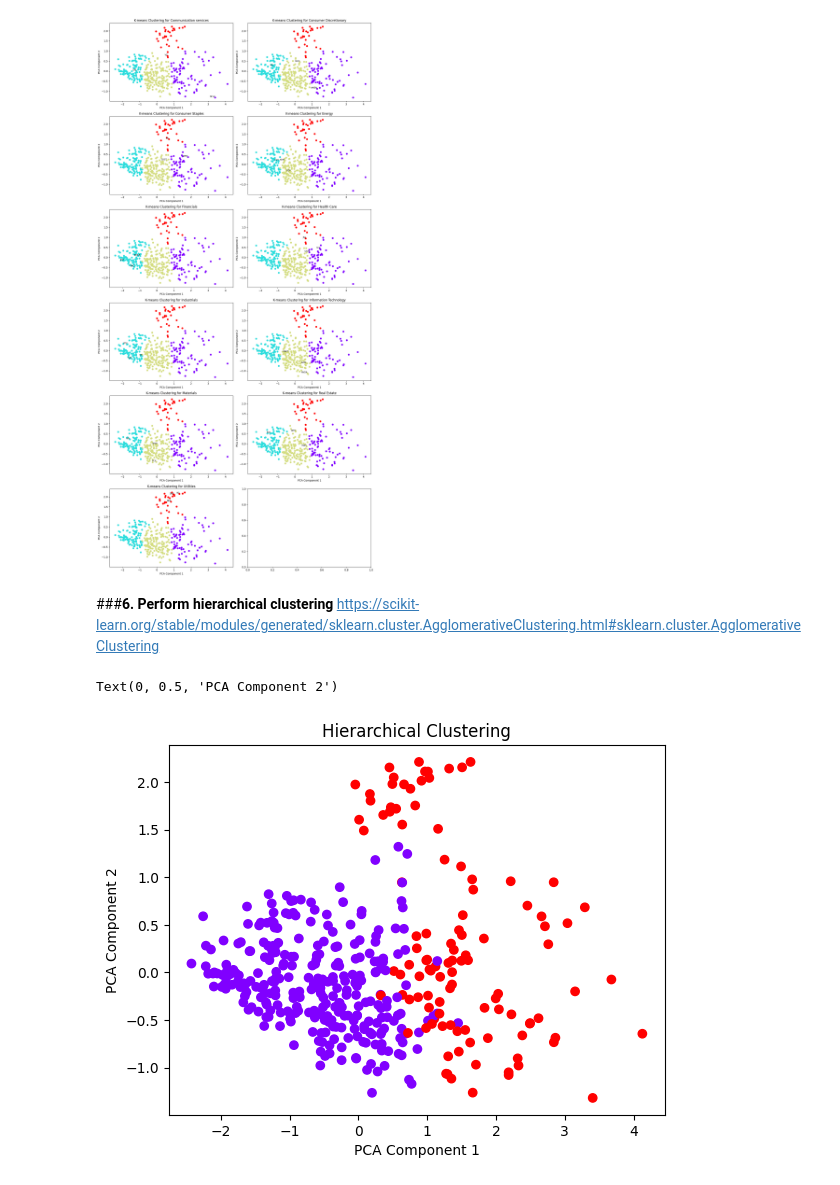
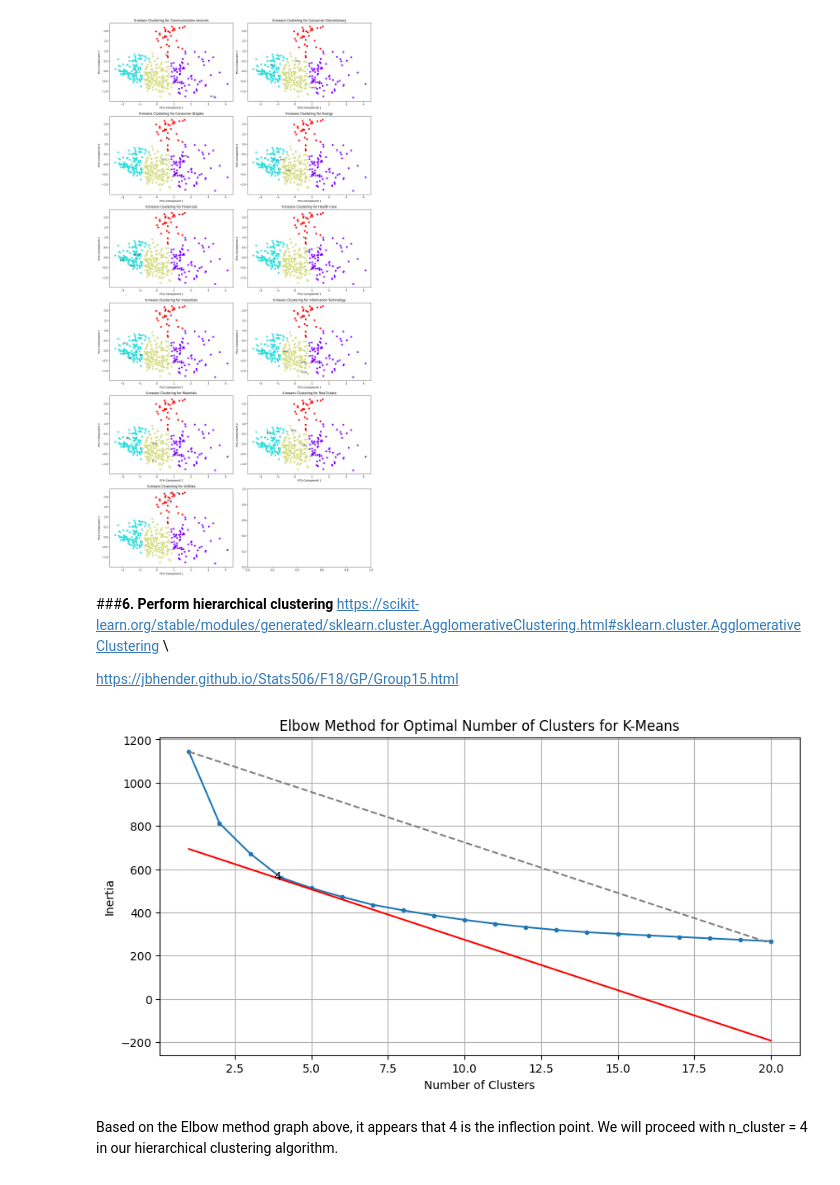
Before and after one commit to Hyshubham2504/Clustering-Based-Approach-as-an-Alternative-to-Industry-Classification, a Jupyter notebook: First_Approach.ipynb, the cells around one changed output. Saved outputs shown, nothing was run; the diff lists cells and outputs as text; code cells hidden in the pictures.

Commit message:
Finish up hierarchical clustering

```diff
--- a/First_Approach.ipynb
+++ b/First_Approach.ipynb
@@ -570,5 +574,51 @@ plt.show()
 [figure]
 # %% [markdown]
 ###**6. Perform hierarchical clustering**
-https://scikit-learn.org/stable/modules/generated/sklearn.cluster.AgglomerativeClustering.html#sklearn.cluster.AgglomerativeClustering
+https://scikit-learn.org/stable/modules/generated/sklearn.cluster.AgglomerativeClustering.html#sklearn.cluster.AgglomerativeClustering \
+
+https://jbhender.github.io/Stats506/F18/GP/Group15.html
+# %%
+def wss_calculation(K, data):
+    WSS = []
+    for i in range(K):
+        cluster = AgglomerativeClustering(n_clusters=i + 1)
+        labels = cluster.fit_predict(data)
+        wss = []
+        for j in range(i + 1):
+            # extract each cluster according to its index
+            cluster_data = data[labels == j]
+            cluster_mean = cluster_data.mean(axis=0)
+            distance = np.sum(np.square(cluster_data - cluster_mean))
+            wss.append(sum(distance))
+        WSS.append(sum(wss))
+    return WSS
+# %%
+WSS = wss_calculation(20, correlation_matrix)
+# %%
+n_cluster_options = range(1, 21)
+
+start_point = (n_cluster_options[0], inertia_array[0])
+end_point = (n_cluster_options[-1], inertia_array[-1])
+slope = (end_point[1] - start_point[1]) / (end_point[0] - start_point[0])
+
+x_values = np.linspace(1, 20)
+y_values = slope * x_values + 740
+
+# Plot
+plt.figure(figsize=(10, 5))
+plt.plot(n_cluster_options, WSS, marker='.')
+plt.plot([start_point[0], end_point[0]], [start_point[1], end_point[1]], linestyle='--', color='gray')
+plt.plot(x_values, y_values, color='red')
+
+plt.text(n_cluster_options[3], inertia_array[3], f'{n_cluster_options[3]}', ha='right', va='bottom')
+
+plt.xlabel('Number of Clusters')
+plt.ylabel('Inertia')
+plt.title('Elbow Method for Optimal Number of Clusters for K-Means')
+plt.grid(True)
+plt.show()
+# %% [output]
+[figure, added]
+# %% [markdown]
+Based on the Elbow method graph above, it appears that 4 is the inflection point. We will proceed with n_cluster = 4 in our hierarchical clustering algorithm.
 # %%
@@ -577,11 +627,3 @@ hierarchical_labels = hierarchical_clustering.labels_
 
 pca = PCA(n_components=2)
 reduced_data = pca.fit_transform(correlation_matrix)
-# %%
-plt.scatter(reduced_data[:, 0], reduced_data[:, 1], c=hierarchical_labels, cmap='rainbow')
-plt.title('Hierarchical Clustering')
-plt.xlabel('PCA Component 1')
-plt.ylabel('PCA Component 2')
-# %% [output]
-Text(0, 0.5, 'PCA Component 2')
-[figure, removed]
```
Also changed, not shown: parts of 25 cells of this notebook.
